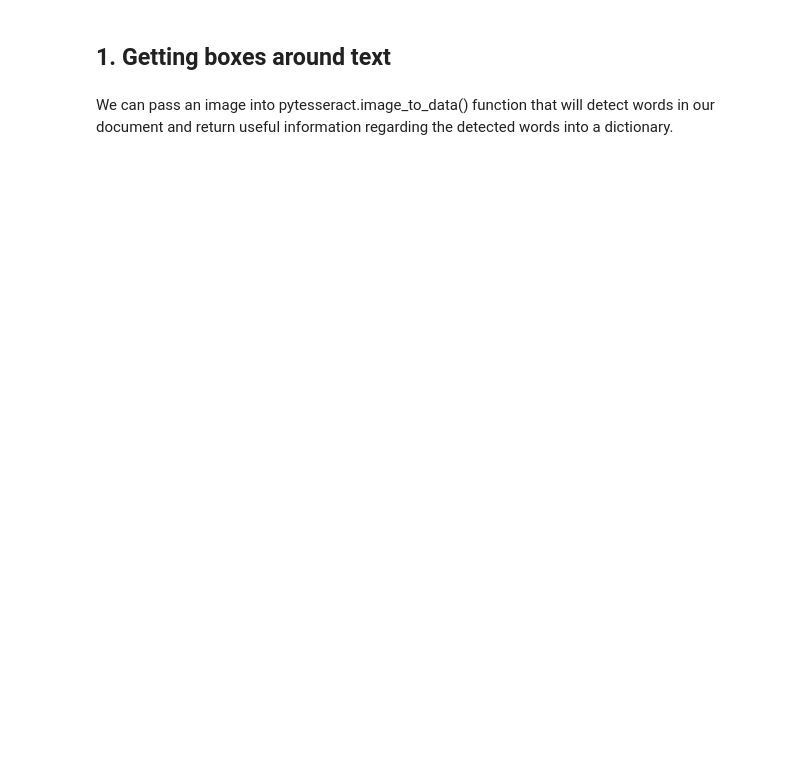
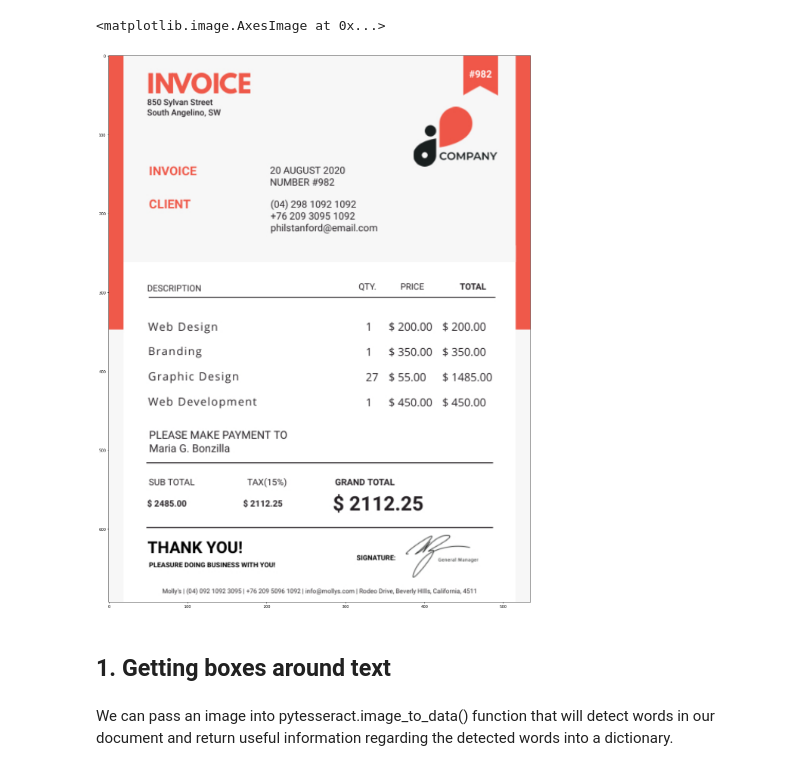
Before and after one commit to Tuchsanai/152-478-Introduction-to-Deep-Learning-for-Artificial-Intelligence-Engineering, a Jupyter notebook: 05_Image_Video_OpenCV/09_Tesseract/ocr-using-tesseract.ipynb, the cells around one changed output. Cells and saved outputs as stored; diff of their text form; code cells hidden in the pictures; blank space fills up the shorter version.

```diff
--- a/05_Image_Video_OpenCV/09_Tesseract/ocr-using-tesseract.ipynb
+++ b/05_Image_Video_OpenCV/09_Tesseract/ocr-using-tesseract.ipynb
@@ -6,11 +13,16 @@ This is an introductory notebook to help you get started with Optical Character
 import pytesseract
 from pytesseract import Output
 import cv2
+from skimage import io
 import matplotlib.pyplot as plt
-plt.rcParams["figure.figsize"] = (20,30)
+# %%
+url = "https://raw.githubusercontent.com/Tuchsanai/152-478-Introduction-to-Deep-Learning-for-Artificial-Intelligence-Engineering/main/05_Image_Video_OpenCV/09_Tesseract/invoice01.jpg"
 # %%
-img = cv2.imread("../input/invoice/invoice-sample.jpg")
+img = io.imread(url)
 plt.imshow(img)
+# %% [output]
+<matplotlib.image.AxesImage at 0x...>
+[figure, added]
 # %% [markdown]
 ## 1. Getting boxes around text
 # %% [markdown]
```
Also changed, not shown: parts of 6 cells of this notebook.
